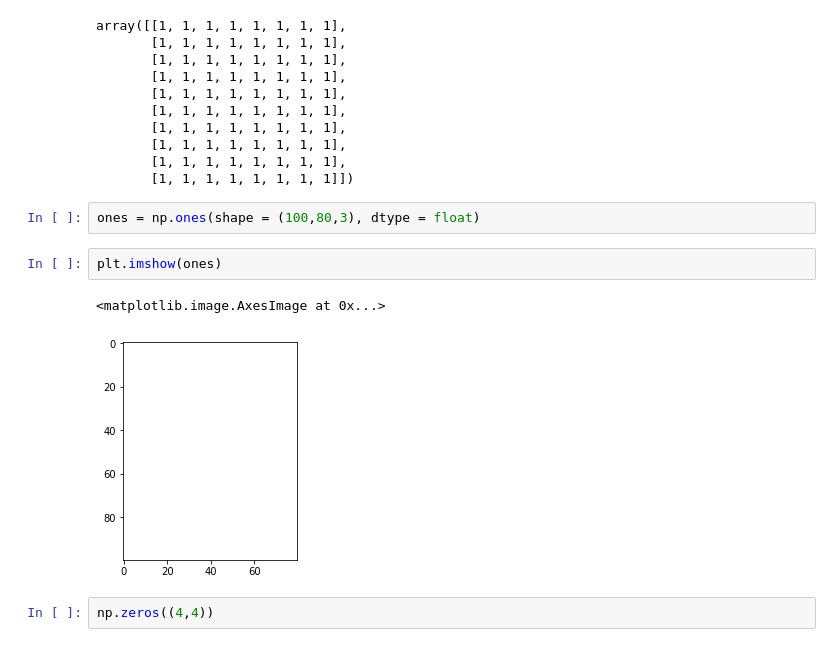
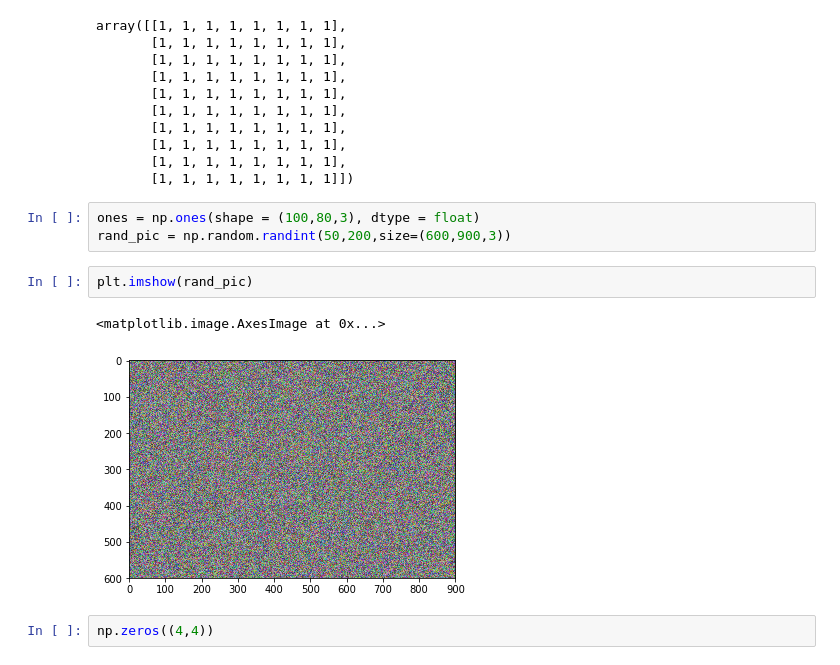
Before and after one commit to T1XJH/DataAnalysis, a Jupyter notebook: python数据处理/1.numpy.ipynb, the cells around one changed output. Saved outputs shown, nothing was run; the diff lists cells and outputs as text.

```diff
--- a/python数据处理/1.numpy.ipynb
+++ b/python数据处理/1.numpy.ipynb
@@ -93,11 +112,12 @@ array([[1, 1, 1, 1, 1, 1, 1, 1],
        [1, 1, 1, 1, 1, 1, 1, 1]])
 # %%
 ones = np.ones(shape = (100,80,3), dtype = float)
+rand_pic = np.random.randint(50,200,size=(600,900,3))
 # %%
-plt.imshow(ones)
+plt.imshow(rand_pic)
 # %% [output]
 <matplotlib.image.AxesImage at 0x...>
-[figure, old version]
+[figure, new version]
 # %%
 np.zeros((4,4))
 # %% [output]
```
Also changed, not shown: parts of 9 cells of this notebook.
